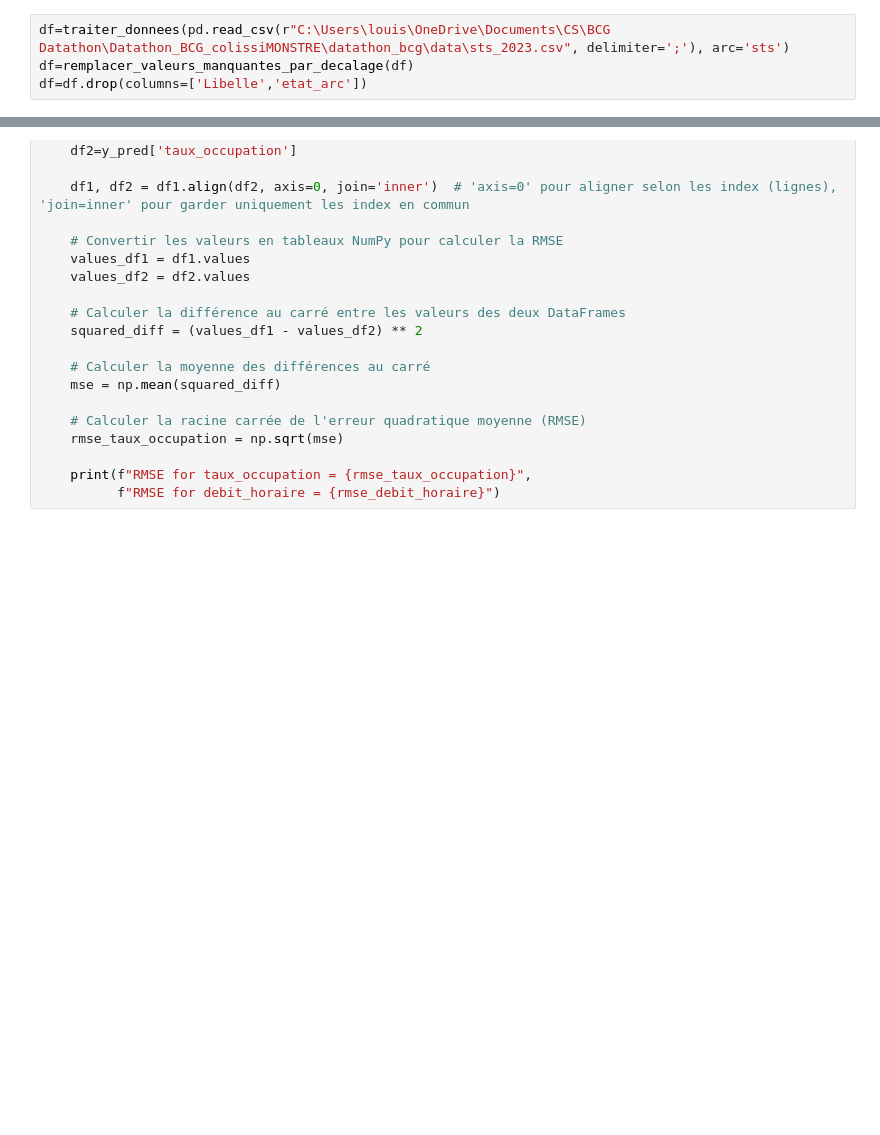
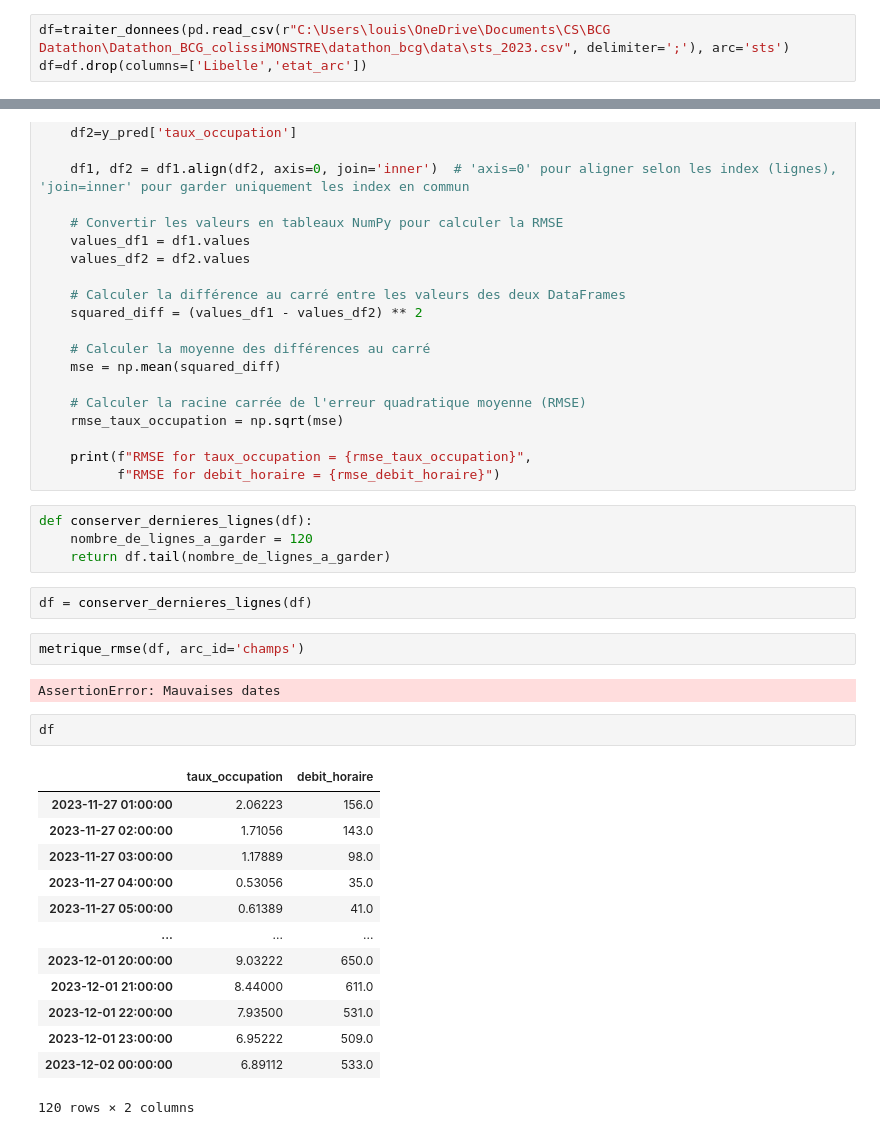
Before and after one commit to maceoduriez/Datathon_BCG_colissiMONSTRE, a Jupyter notebook: datathon_bcg/notebooks/Louis.ipynb, the cells around one changed output, grey strips where cells are left out. Cells and saved outputs as stored; diff of their text form; blank space fills up the shorter version.

```diff
--- a/datathon_bcg/notebooks/Louis.ipynb
+++ b/datathon_bcg/notebooks/Louis.ipynb
@@ -338,7 +338,6 @@ for ax in axs: ax.legend([])
 ## Saisonnalité - Fourier
 # %%
 df=traiter_donnees(pd.read_csv(r"C:\Users\louis\OneDrive\Documents\CS\BCG Datathon\Datathon_BCG_colissiMONSTRE\datathon_bcg\data\sts_2023.csv", delimiter=';'), arc='sts')
-df=remplacer_valeurs_manquantes_par_decalage(df)
 df=df.drop(columns=['Libelle','etat_arc'])
 # %%
 def fourier_features(index, freq, order):
@@ -600,3 +599,29 @@ def metrique_rmse(y_pred, arc_id : str):
 
     print(f"RMSE for taux_occupation = {rmse_taux_occupation}",
           f"RMSE for debit_horaire = {rmse_debit_horaire}")
+# %%
+def conserver_dernieres_lignes(df):
+    nombre_de_lignes_a_garder = 120
+    return df.tail(nombre_de_lignes_a_garder)
+# %%
+df = conserver_dernieres_lignes(df)
+# %%
+metrique_rmse(df, arc_id='champs')
+# %% [output]
+AssertionError: Mauvaises dates
+# %%
+df
+# %% [output]
+|  | taux_occupation | debit_horaire |
+| 2023-11-27 01:00:00 | 2.06223 | 156.0 |
+| 2023-11-27 02:00:00 | 1.71056 | 143.0 |
+| 2023-11-27 03:00:00 | 1.17889 | 98.0 |
+| 2023-11-27 04:00:00 | 0.53056 | 35.0 |
+| 2023-11-27 05:00:00 | 0.61389 | 41.0 |
+| ... | ... | ... |
+| 2023-12-01 20:00:00 | 9.03222 | 650.0 |
+| 2023-12-01 21:00:00 | 8.44000 | 611.0 |
+| 2023-12-01 22:00:00 | 7.93500 | 531.0 |
+| 2023-12-01 23:00:00 | 6.95222 | 509.0 |
+| 2023-12-02 00:00:00 | 6.89112 | 533.0 |
+120 rows × 2 columns
```
Also changed, not shown: 1 other file.
